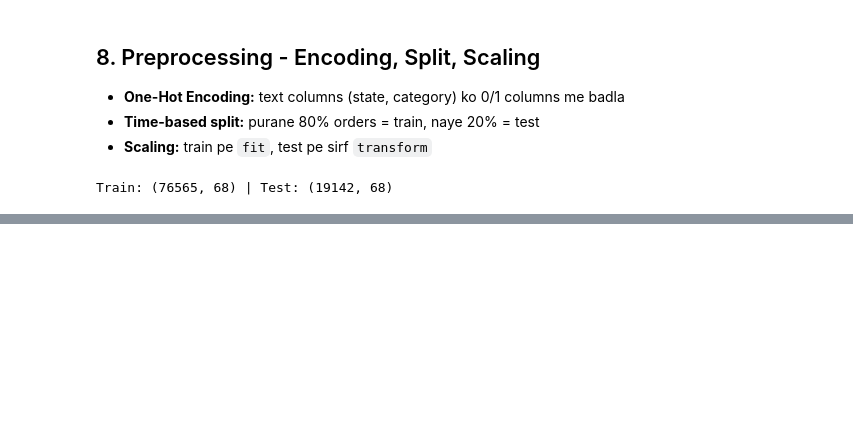
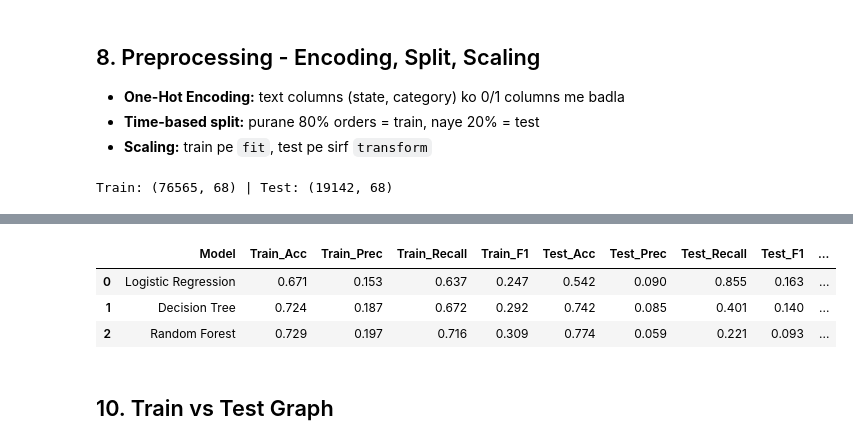
Before and after one commit to paramcgwala-crypto/param_pythonand_ml_turtle_graphic_proper_notation, a Jupyter notebook: basic_Tradition_programing_python/Ml_new_Project_omly_for_prctice/olist_project_folder/olist_cutomers_dataset.ipynb, the cells around one changed output, grey strips where cells are left out. Cells and saved outputs as stored; diff of their text form; code cells hidden in the pictures; blank space fills up the shorter version.

```diff
--- a/basic_Tradition_programing_python/Ml_new_Project_omly_for_prctice/olist_project_folder/olist_cutomers_dataset.ipynb
+++ b/basic_Tradition_programing_python/Ml_new_Project_omly_for_prctice/olist_project_folder/olist_cutomers_dataset.ipynb
@@ -266,0 +265,32 @@ Train: (76565, 68) | Test: (19142, 68)
+# %%
+log_clf = LogisticRegression(class_weight="balanced", max_iter=1000)   # simple model, balanced = late orders ko zyada weight
+tree_clf = DecisionTreeClassifier(max_depth=6, min_samples_leaf=50, class_weight="balanced", random_state=42)   # decision tree, depth limit se overfitting kam
+rf_clf = RandomForestClassifier(n_estimators=100, max_depth=10, min_samples_leaf=20,
+                                class_weight="balanced", random_state=42, n_jobs=-1)   # 100 trees ka jungle, n_jobs=-1 = saare CPU use karo
+
+clf_models = {"Logistic Regression": log_clf, "Decision Tree": tree_clf, "Random Forest": rf_clf}   # teeno models ek jagah (naam: model)
+
+rows = []                                          # har model ka score yahan jama hoga
+for name, model in clf_models.items():             # ek-ek model uthao
+    model.fit(X_train_s, y_train)                  # model ko train data pe sikhao
+    train_pred = model.predict(X_train_s)          # train data pe prediction
+    test_pred = model.predict(X_test_s)            # test data pe prediction (naya data)
+
+    rows.append([name,                                                                              # model ka naam
+                 accuracy_score(y_train, train_pred), precision_score(y_train, train_pred, zero_division=0),   # train: accuracy, precision
+                 recall_score(y_train, train_pred), f1_score(y_train, train_pred),                     # train: recall, f1
+                 accuracy_score(y_test, test_pred), precision_score(y_test, test_pred, zero_division=0),      # test: accuracy, precision
+                 recall_score(y_test, test_pred), f1_score(y_test, test_pred)])                        # test: recall, f1
+
+cols = ["Model", "Train_Acc", "Train_Prec", "Train_Recall", "Train_F1",
+        "Test_Acc", "Test_Prec", "Test_Recall", "Test_F1"]                       # table ke column ke naam
+results = pd.DataFrame(rows, columns=cols).round(3)                              # scores ki table, 3 decimal tak
+results["F1_Gap"] = (results["Train_F1"] - results["Test_F1"]).round(3)         # gap zyada = overfitting
+results                                                                          # table dikhao
+# %% [output]
+|  | Model | Train_Acc | Train_Prec | Train_Recall | Train_F1 | Test_Acc | Test_Prec | Test_Recall | Test_F1 | ... |
+| 0 | Logistic Regression | 0.671 | 0.153 | 0.637 | 0.247 | 0.542 | 0.090 | 0.855 | 0.163 | ... |
+| 1 | Decision Tree | 0.724 | 0.187 | 0.672 | 0.292 | 0.742 | 0.085 | 0.401 | 0.140 | ... |
+| 2 | Random Forest | 0.729 | 0.197 | 0.716 | 0.309 | 0.774 | 0.059 | 0.221 | 0.093 | ... |
+# %% [markdown]
+## 10. Train vs Test Graph
```
Also changed, not shown: parts of 5 cells of this notebook, 1 other file.
